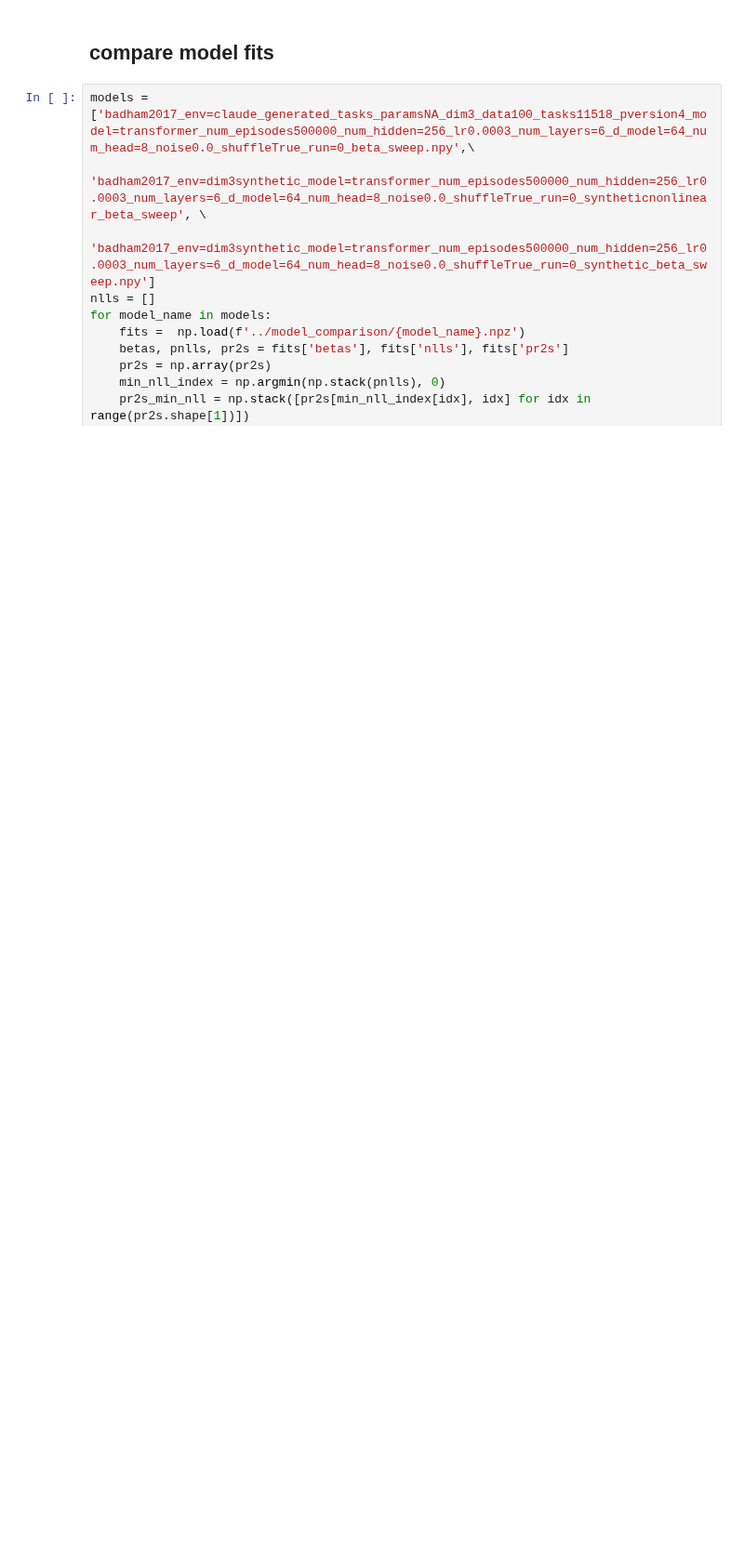
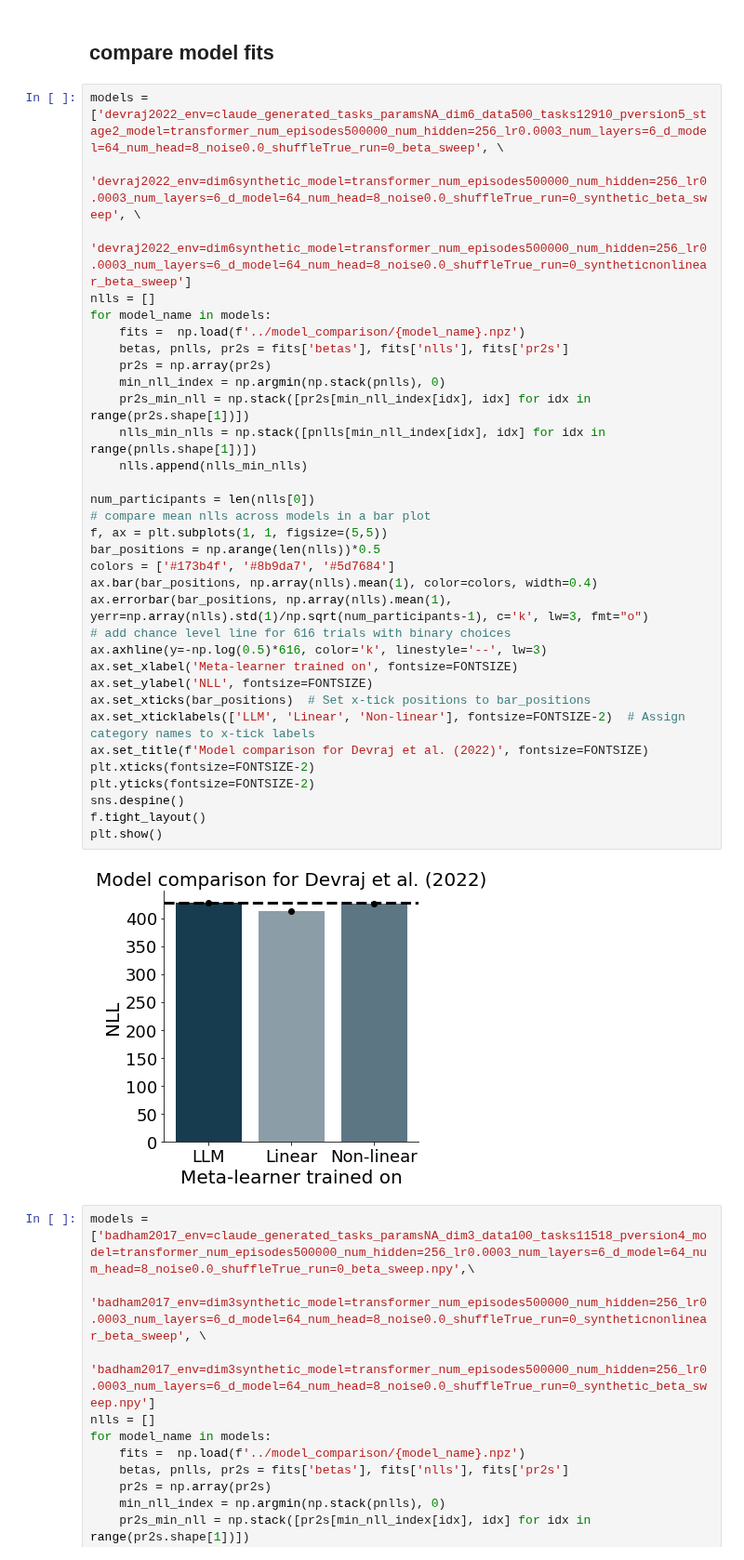
Before and after one commit to akjagadish/vanilla-llama, a Jupyter notebook: categorisation/notebooks/model_comparison.ipynb, the cells around one changed output. Shown at 93% size. Saved outputs shown, nothing was run; the diff lists cells and outputs as text; blank space fills up the shorter version.

Commit message:
model comparison for devraj2022

```diff
--- a/categorisation/notebooks/model_comparison.ipynb
+++ b/categorisation/notebooks/model_comparison.ipynb
@@ -27,6 +27,41 @@ COLORS = {'a':'#117733',
 FONTSIZE=20
 # %% [markdown]
 ## compare model fits
+# %%
+models = ['devraj2022_env=claude_generated_tasks_paramsNA_dim6_data500_tasks12910_pversion5_stage2_model=transformer_num_episodes500000_num_hidden=256_lr0.0003_num_layers=6_d_model=64_num_head=8_noise0.0_shuffleTrue_run=0_beta_sweep', \
+         'devraj2022_env=dim6synthetic_model=transformer_num_episodes500000_num_hidden=256_lr0.0003_num_layers=6_d_model=64_num_head=8_noise0.0_shuffleTrue_run=0_synthetic_beta_sweep', \
+         'devraj2022_env=dim6synthetic_model=transformer_num_episodes500000_num_hidden=256_lr0.0003_num_layers=6_d_model=64_num_head=8_noise0.0_shuffleTrue_run=0_syntheticnonlinear_beta_sweep']
+nlls = []
+for model_name in models:
+    fits =  np.load(f'../model_comparison/{model_name}.npz')
+    betas, pnlls, pr2s = fits['betas'], fits['nlls'], fits['pr2s']
+    pr2s = np.array(pr2s)
+    min_nll_index = np.argmin(np.stack(pnlls), 0)
+    pr2s_min_nll = np.stack([pr2s[min_nll_index[idx], idx] for idx in range(pr2s.shape[1])])
+    nlls_min_nlls = np.stack([pnlls[min_nll_index[idx], idx] for idx in range(pnlls.shape[1])])
+    nlls.append(nlls_min_nlls)
+
+num_participants = len(nlls[0])
+# compare mean nlls across models in a bar plot
+f, ax = plt.subplots(1, 1, figsize=(5,5))
+bar_positions = np.arange(len(nlls))*0.5
+colors = ['#173b4f', '#8b9da7', '#5d7684']
+ax.bar(bar_positions, np.array(nlls).mean(1), color=colors, width=0.4)
+ax.errorbar(bar_positions, np.array(nlls).mean(1), yerr=np.array(nlls).std(1)/np.sqrt(num_participants-1), c='k', lw=3, fmt="o")
+# add chance level line for 616 trials with binary choices
+ax.axhline(y=-np.log(0.5)*616, color='k', linestyle='--', lw=3)
+ax.set_xlabel('Meta-learner trained on', fontsize=FONTSIZE)
+ax.set_ylabel('NLL', fontsize=FONTSIZE)
+ax.set_xticks(bar_positions)  # Set x-tick positions to bar_positions
+ax.set_xticklabels(['LLM', 'Linear', 'Non-linear'], fontsize=FONTSIZE-2)  # Assign category names to x-tick labels
+ax.set_title(f'Model comparison for Devraj et al. (2022)', fontsize=FONTSIZE)
+plt.xticks(fontsize=FONTSIZE-2)
+plt.yticks(fontsize=FONTSIZE-2)
+sns.despine()
+f.tight_layout()
+plt.show()
+# %% [output]
+[figure, added]
 # %%
 models = ['badham2017_env=claude_generated_tasks_paramsNA_dim3_data100_tasks11518_pversion4_model=transformer_num_episodes500000_num_hidden=256_lr0.0003_num_layers=6_d_model=64_num_head=8_noise0.0_shuffleTrue_run=0_beta_sweep.npy',\
               'badham2017_env=dim3synthetic_model=transformer_num_episodes500000_num_hidden=256_lr0.0003_num_layers=6_d_model=64_num_head=8_noise0.0_shuffleTrue_run=0_syntheticnonlinear_beta_sweep', \
```
Also changed, not shown: 3 other files.
